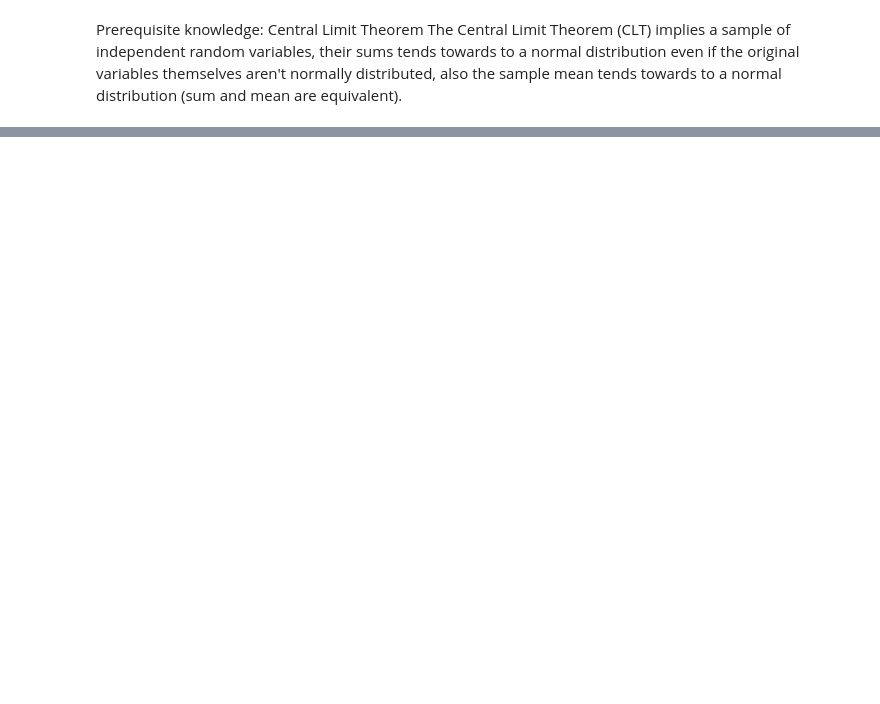
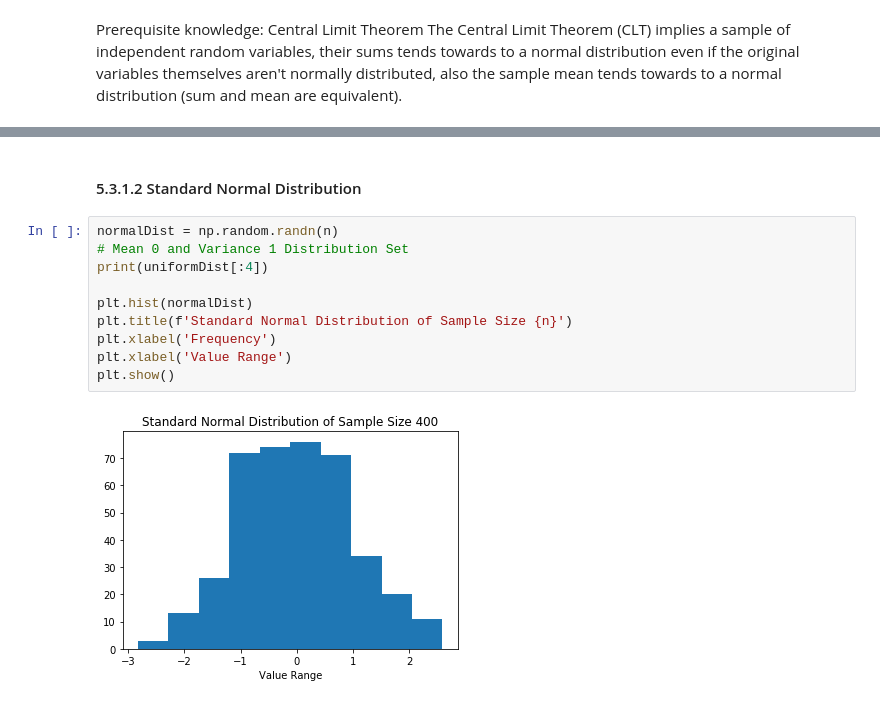
Before and after one commit to CloudChaoszero/Presentations, a Jupyter notebook: PyBayTalks/2019/AB-Testing-Python/Code/ABTesting.ipynb, the cells around one changed output, grey strips where cells are left out. Saved outputs shown, nothing was run; the diff lists cells and outputs as text; blank space fills up the shorter version.

```diff
--- a/PyBayTalks/2019/AB-Testing-Python/Code/ABTesting.ipynb
+++ b/PyBayTalks/2019/AB-Testing-Python/Code/ABTesting.ipynb
@@ -372,0 +507,14 @@ https://byrony.github.io/understanding-ab-testing-and-statistics-behind.html
+# %% [markdown]
+#### 5.3.1.2 Standard Normal Distribution
+# %%
+normalDist = np.random.randn(n)
+# Mean 0 and Variance 1 Distribution Set
+print(uniformDist[:4])
+
+plt.hist(normalDist)
+plt.title(f'Standard Normal Distribution of Sample Size {n}')
+plt.xlabel('Frequency')
+plt.xlabel('Value Range')
+plt.show()
+# %% [output]
+[figure, added]
```
Also changed, not shown: parts of 63 cells of this notebook.
